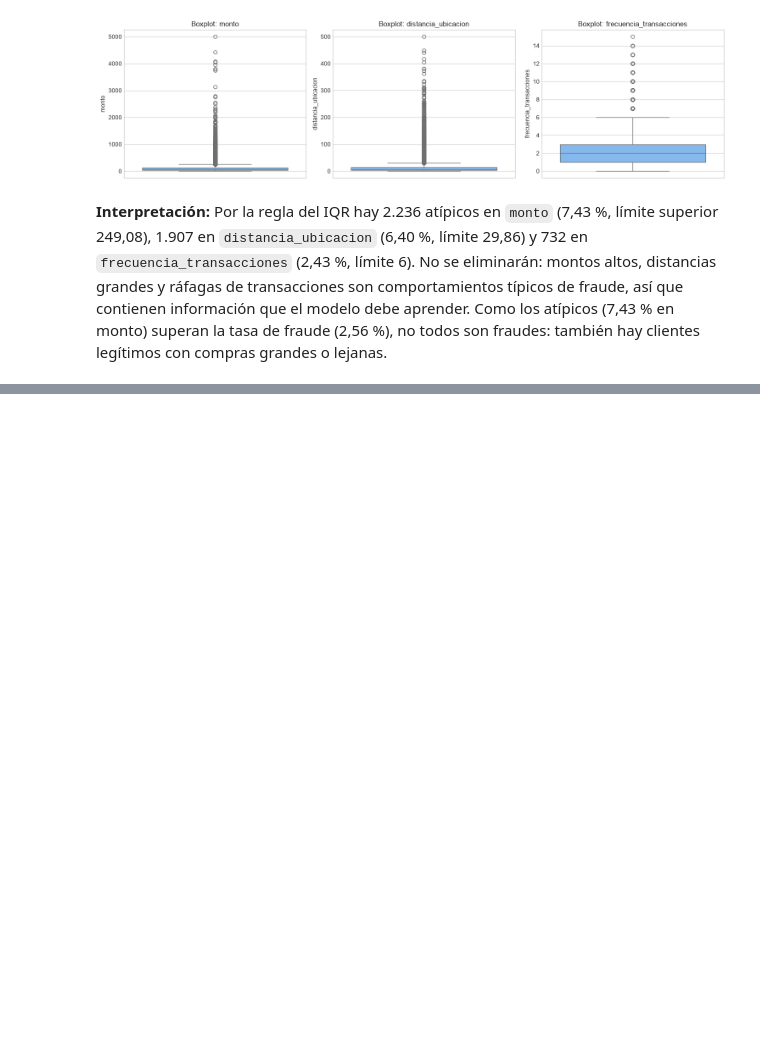
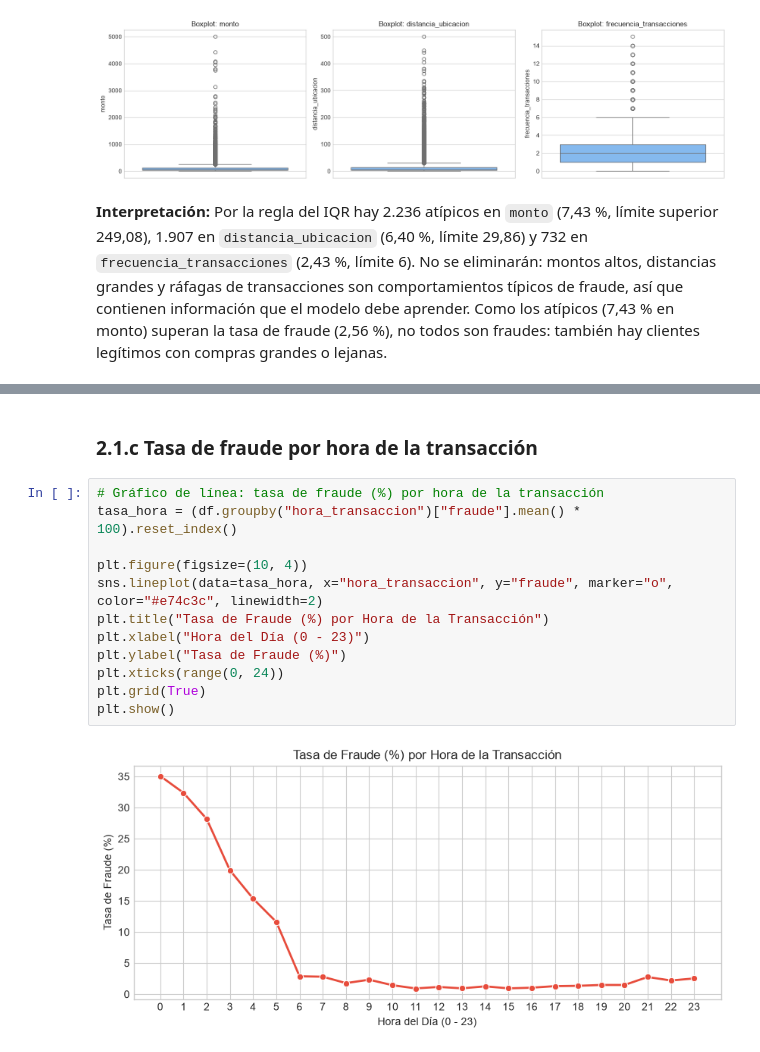
Before and after one commit to Leonardo2002AF/DETECCION_FRAUDEZ, a Jupyter notebook: fraude.ipynb, the cells around one changed output, grey strips where cells are left out. Saved outputs shown, nothing was run; the diff lists cells and outputs as text; blank space fills up the shorter version.

```diff
--- a/fraude.ipynb
+++ b/fraude.ipynb
@@ -205,0 +270,16 @@ plt.show()
+# %% [markdown]
+### 2.1.c Tasa de fraude por hora de la transacción
+# %%
+# Gráfico de línea: tasa de fraude (%) por hora de la transacción
+tasa_hora = (df.groupby("hora_transaccion")["fraude"].mean() * 100).reset_index()
+
+plt.figure(figsize=(10, 4))
+sns.lineplot(data=tasa_hora, x="hora_transaccion", y="fraude", marker="o", color="#e74c3c", linewidth=2)
+plt.title("Tasa de Fraude (%) por Hora de la Transacción")
+plt.xlabel("Hora del Día (0 - 23)")
+plt.ylabel("Tasa de Fraude (%)")
+plt.xticks(range(0, 24))
+plt.grid(True)
+plt.show()
+# %% [output]
+[figure, added]
```
Also changed, not shown: parts of 6 cells of this notebook.
